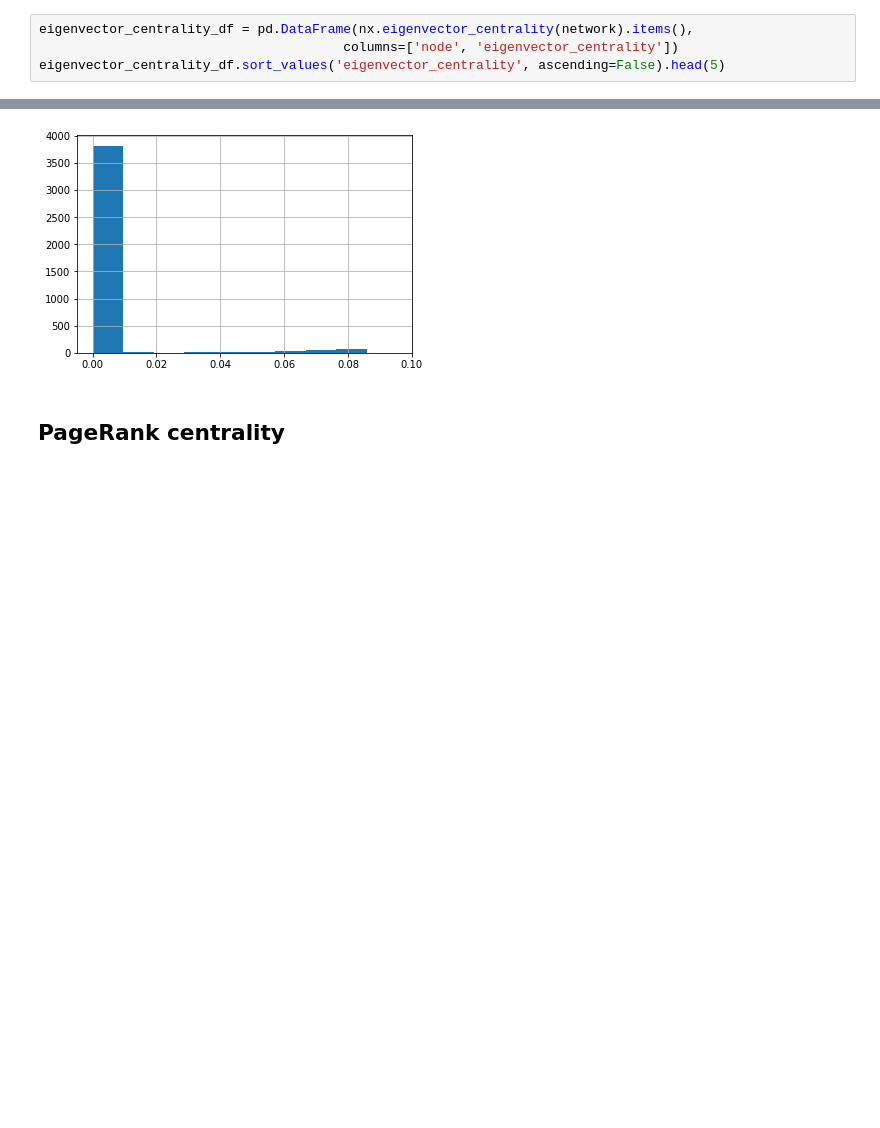
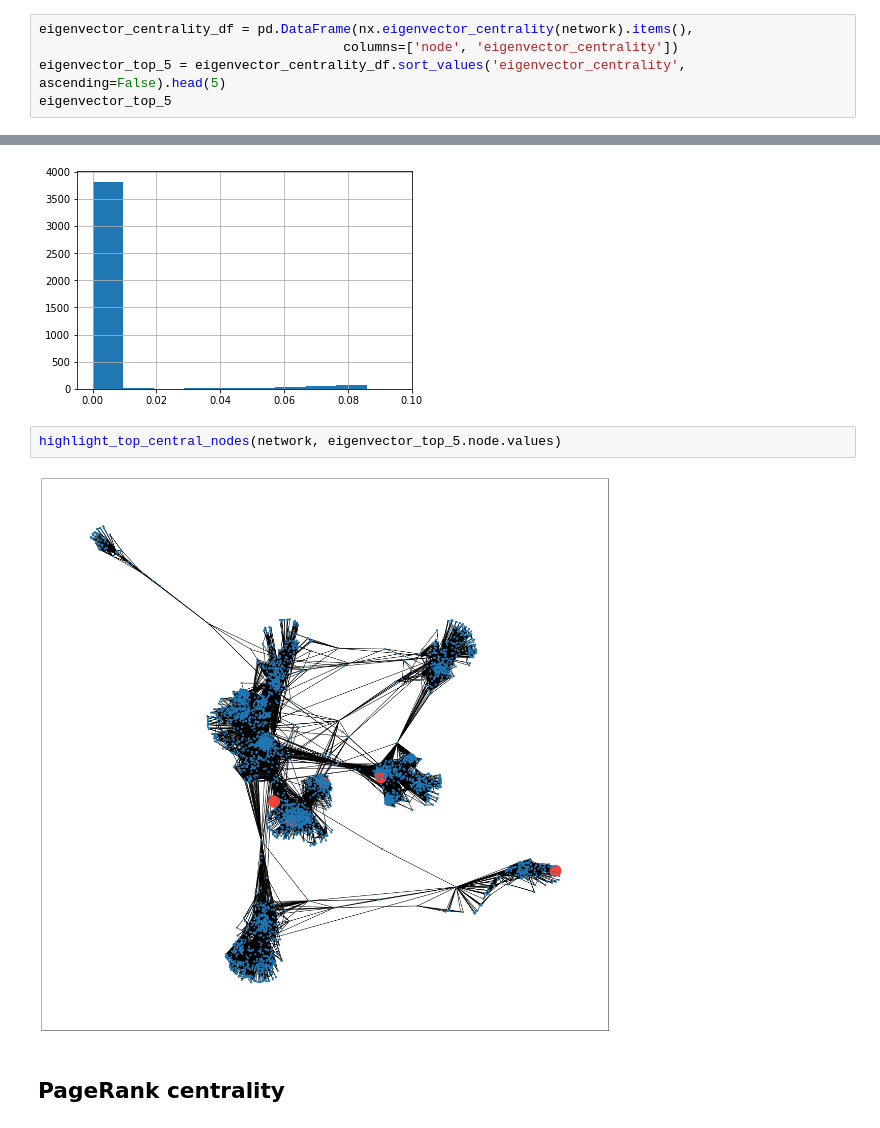
Before and after one commit to Dosann/Social-network-analysis, a Jupyter notebook: Untitled.ipynb, the cells around one changed output, grey strips where cells are left out. Cells and saved outputs as stored; diff of their text form; blank space fills up the shorter version.

```diff
--- a/Untitled.ipynb
+++ b/Untitled.ipynb
@@ -50,7 +58,8 @@ degree_centrality_df.degree_centrality.hist();
 # %%
 eigenvector_centrality_df = pd.DataFrame(nx.eigenvector_centrality(network).items(),
                                        columns=['node', 'eigenvector_centrality'])
-eigenvector_centrality_df.sort_values('eigenvector_centrality', ascending=False).head(5)
+eigenvector_top_5 = eigenvector_centrality_df.sort_values('eigenvector_centrality', ascending=False).head(5)
+eigenvector_top_5
 # %% [output]
 |  | node | eigenvector_centrality |
 | 352 | 1912 | 0.095407 |
@@ -62,6 +71,10 @@ eigenvector_centrality_df.sort_values('eigenvector_centrality', ascending=False)
 eigenvector_centrality_df.eigenvector_centrality.hist();
 # %% [output]
 [figure]
+# %%
+highlight_top_central_nodes(network, eigenvector_top_5.node.values)
+# %% [output]
+[figure, added]
 # %% [markdown]
 ## PageRank centrality
 # %% [markdown]
```
Also changed, not shown: parts of 10 cells of this notebook, 1 other file.
